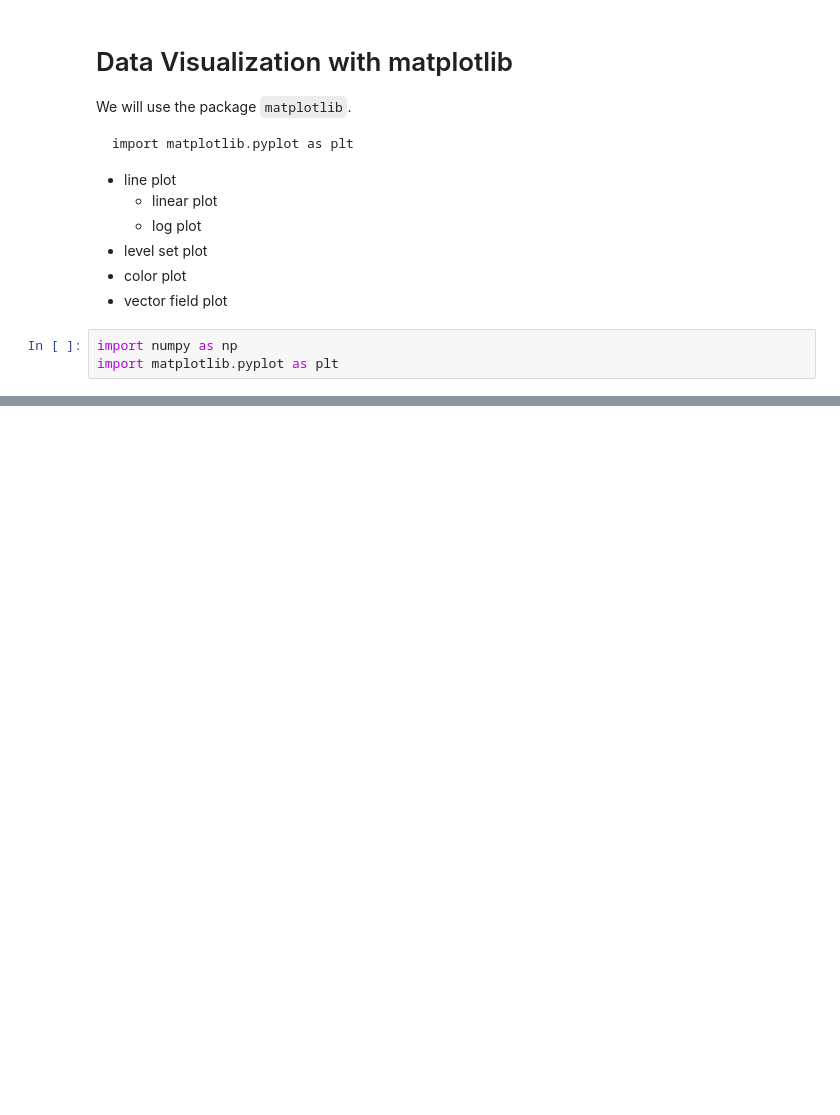
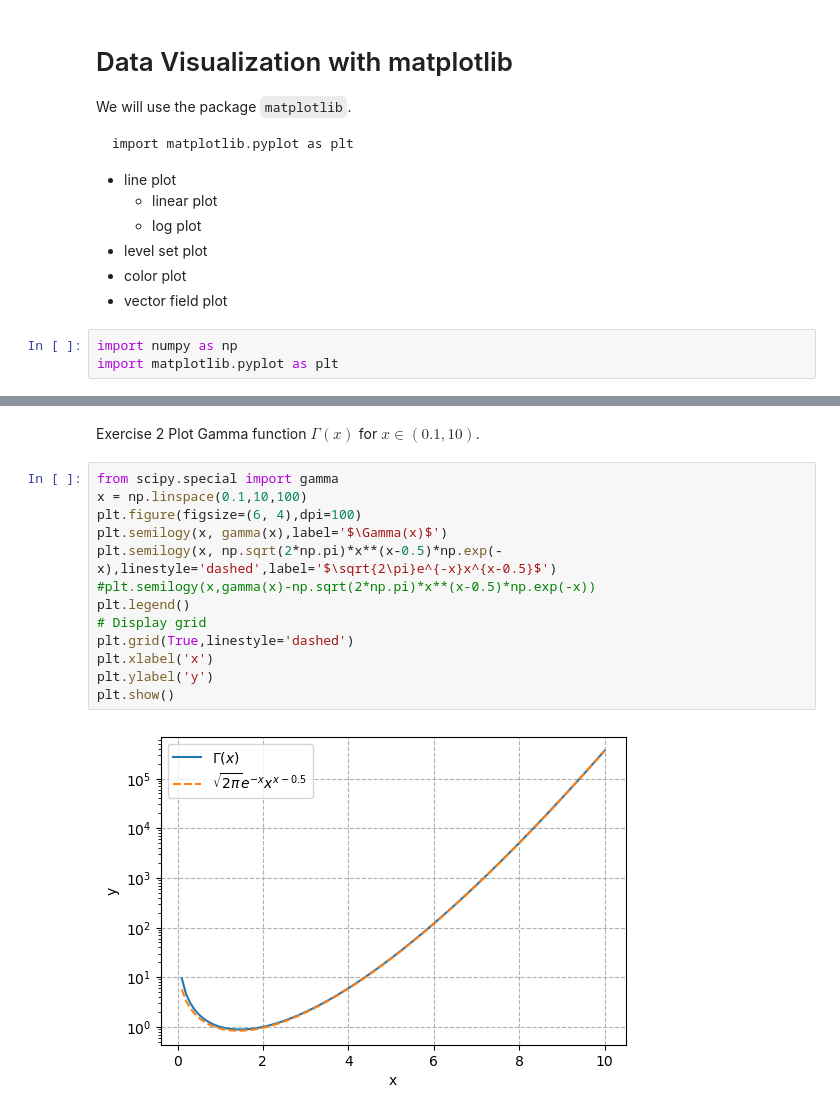
Before and after one commit to jhihsheng/nano-optics, a Jupyter notebook: OTID/OTID_plot.ipynb, the cells around one changed output, grey strips where cells are left out. Saved outputs shown, nothing was run; the diff lists cells and outputs as text; blank space fills up the shorter version.

```diff
--- a/OTID/OTID_plot.ipynb
+++ b/OTID/OTID_plot.ipynb
@@ -44,0 +76,17 @@ plt.legend()
+# %% [markdown]
+Exercise 2 Plot Gamma function $\Gamma(x)$ for $x \in (0.1,10)$.
+# %%
+from scipy.special import gamma
+x = np.linspace(0.1,10,100)
+plt.figure(figsize=(6, 4),dpi=100)
+plt.semilogy(x, gamma(x),label='$\Gamma(x)$')
+plt.semilogy(x, np.sqrt(2*np.pi)*x**(x-0.5)*np.exp(-x),linestyle='dashed',label='$\sqrt{2\pi}e^{-x}x^{x-0.5}$')
+#plt.semilogy(x,gamma(x)-np.sqrt(2*np.pi)*x**(x-0.5)*np.exp(-x))
+plt.legend()
+# Display grid
+plt.grid(True,linestyle='dashed')
+plt.xlabel('x')
+plt.ylabel('y')
+plt.show()
+# %% [output]
+[figure, added]
```
Also changed, not shown: parts of 11 cells of this notebook, 2 other files.
